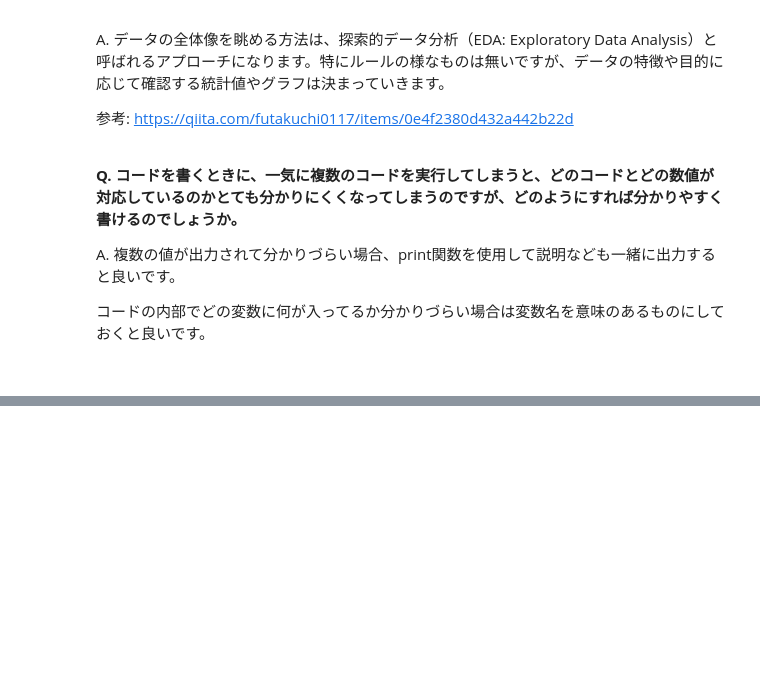
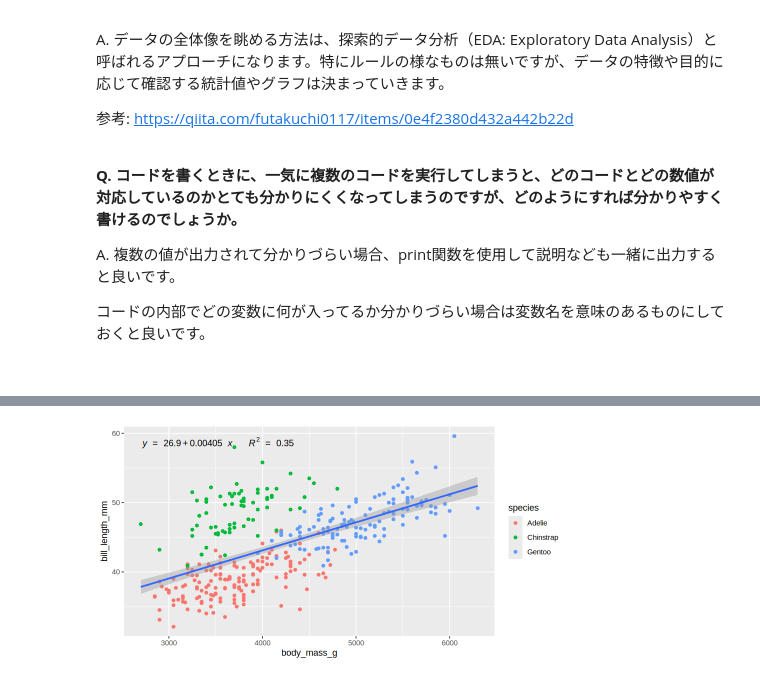
Before and after one commit to slt666666/biostatistics_text, a Jupyter notebook: source/_static/colab_notebook/QA_2026.ipynb, the cells around one changed output, grey strips where cells are left out. Drawn from its saved outputs; the diff is of its cells as text; code cells hidden in the pictures; blank space fills up the shorter version.

```diff
--- a/source/_static/colab_notebook/QA_2026.ipynb
+++ b/source/_static/colab_notebook/QA_2026.ipynb
@@ -127,0 +147,15 @@ print(paste("標準偏差", sd(df$bill_length_mm)))
+# %%
+df <- read.csv("https://raw.githubusercontent.com/slt666666/biostatistics_text/refs/heads/main/source/_static/data/chapter3_penguins.csv")
+
+library(ggplot2)
+library(ggpmisc)
+
+g <- ggplot(data=df, aes(x=body_mass_g, y=bill_length_mm))
+g <- g + geom_point(aes(colour=species))
+g <- g + geom_smooth(method="lm", formula=y~x)
+g <- g + stat_poly_eq(formula=y~x,
+                      aes(label=paste(after_stat(eq.label), after_stat(rr.label), sep="~~~")),
+                      parse=TRUE)
+g
+# %% [output]
+[figure, added]
```
Also changed, not shown: parts of 22 cells of this notebook.
